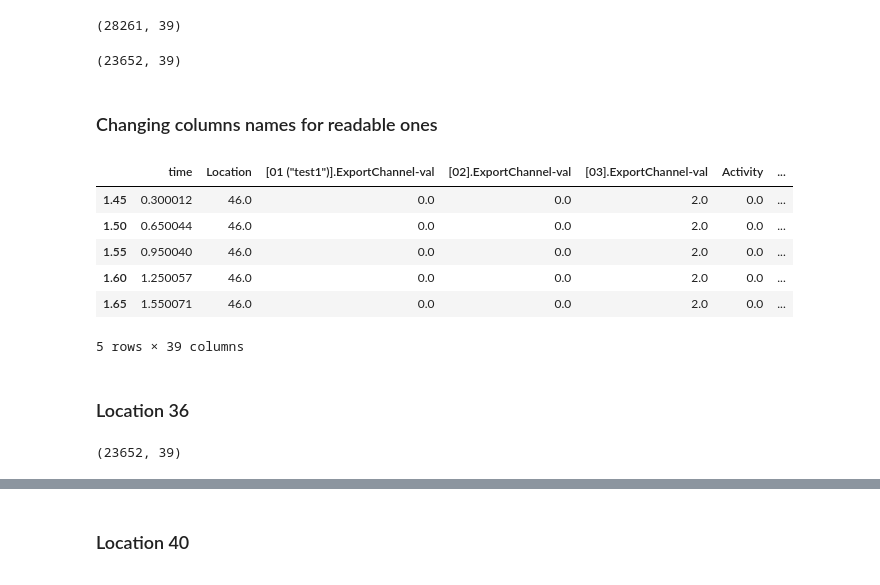
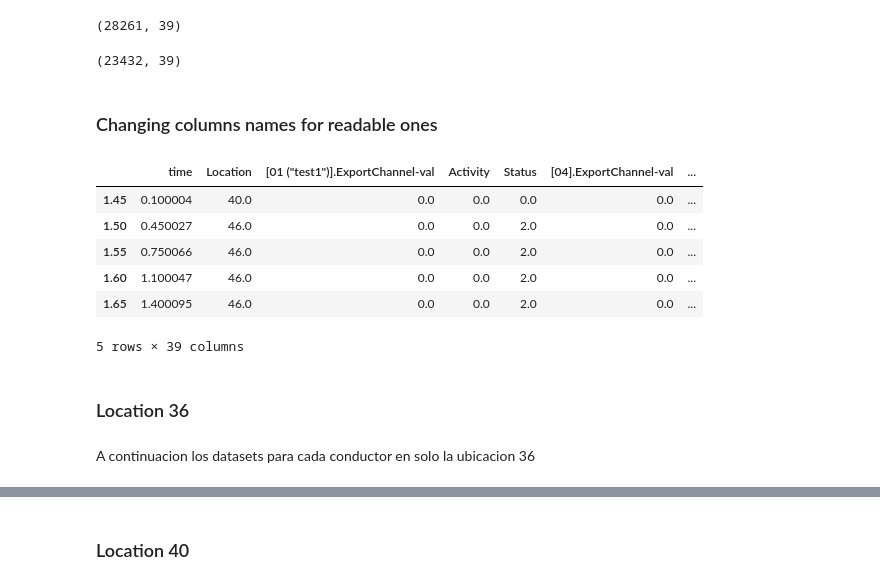
Before and after one commit to laonate/queensland, a Jupyter notebook: Testing.ipynb, the cells around one changed output, grey strips where cells are left out. Cells and saved outputs as stored; diff of their text form; code cells hidden in the pictures.

```diff
--- a/Testing.ipynb
+++ b/Testing.ipynb
@@ -113,9 +114,9 @@ for df in df_list:
     df = df.dropna(inplace=True)
 
 
-df15B.shape
+df17B.shape
 # %% [output]
-(23652, 39)
+(23432, 39)
 # %% [markdown]
 ### Changing columns names for readable ones
 # %%
@@ -125,14 +126,16 @@ for df in df_list :
 # %%
-df15B.head(5)
+df17B.head(5)
 # %% [output]
-|  | time | Location | [01 ("test1")].ExportChannel-val | [02].ExportChannel-val | [03].ExportChannel-val | Activity | ... |
-| 1.45 | 0.300012 | 46.0 | 0.0 | 0.0 | 2.0 | 0.0 | ... |
-| 1.50 | 0.650044 | 46.0 | 0.0 | 0.0 | 2.0 | 0.0 | ... |
-| 1.55 | 0.950040 | 46.0 | 0.0 | 0.0 | 2.0 | 0.0 | ... |
-| 1.60 | 1.250057 | 46.0 | 0.0 | 0.0 | 2.0 | 0.0 | ... |
-| 1.65 | 1.550071 | 46.0 | 0.0 | 0.0 | 2.0 | 0.0 | ... |
+|  | time | Location | [01 ("test1")].ExportChannel-val | Activity | Status | [04].ExportChannel-val | ... |
+| 1.45 | 0.100004 | 40.0 | 0.0 | 0.0 | 0.0 | 0.0 | ... |
+| 1.50 | 0.450027 | 46.0 | 0.0 | 0.0 | 2.0 | 0.0 | ... |
+| 1.55 | 0.750066 | 46.0 | 0.0 | 0.0 | 2.0 | 0.0 | ... |
+| 1.60 | 1.100047 | 46.0 | 0.0 | 0.0 | 2.0 | 0.0 | ... |
+| 1.65 | 1.400095 | 46.0 | 0.0 | 0.0 | 2.0 | 0.0 | ... |
 5 rows × 39 columns
 # %% [markdown]
 ### Location 36
+# %% [markdown]
+A continuacion los datasets para cada conductor en solo la ubicacion 36
 # %%
 
@@ -141,4 +143,0 @@ for df in df_list:
-# %%
-df15B.shape
-# %% [output]
-(23652, 39)
```
Also changed, not shown: parts of 61 cells of this notebook.
